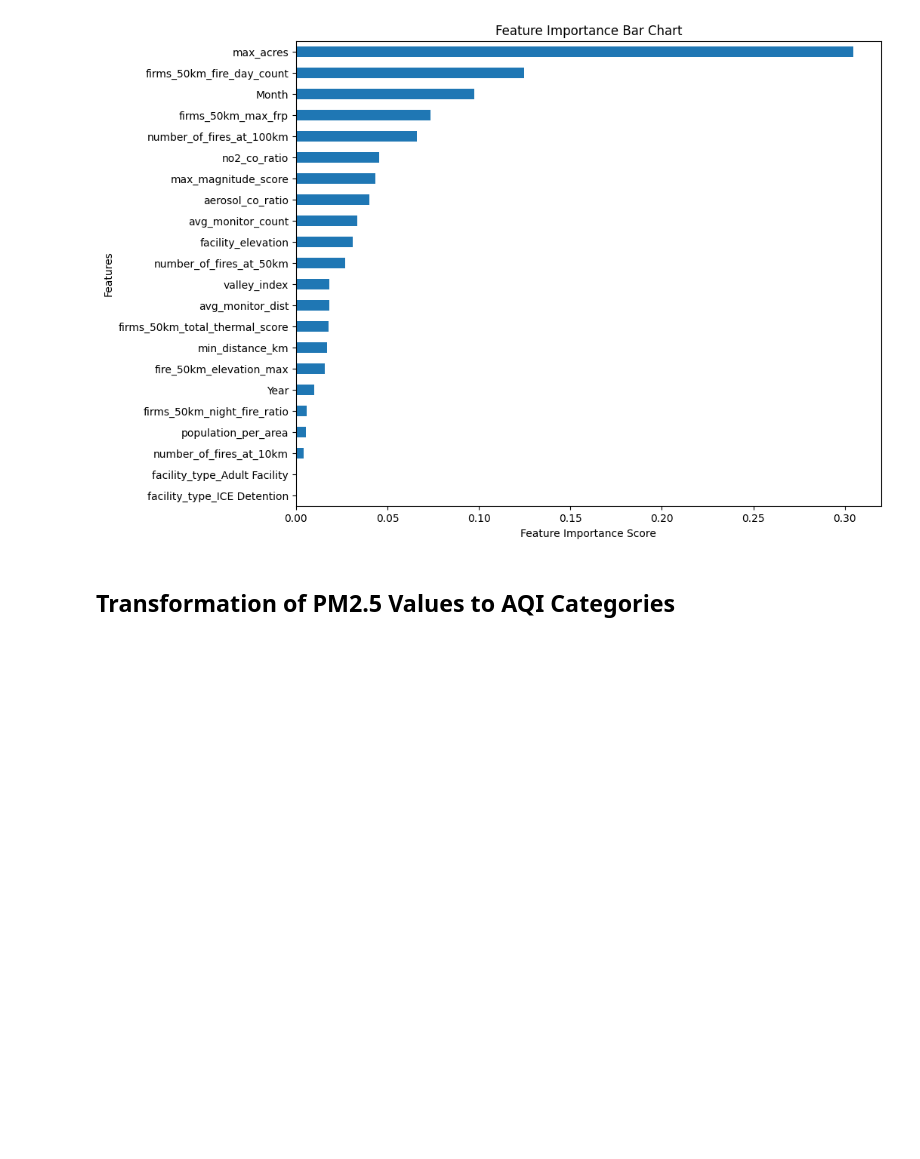
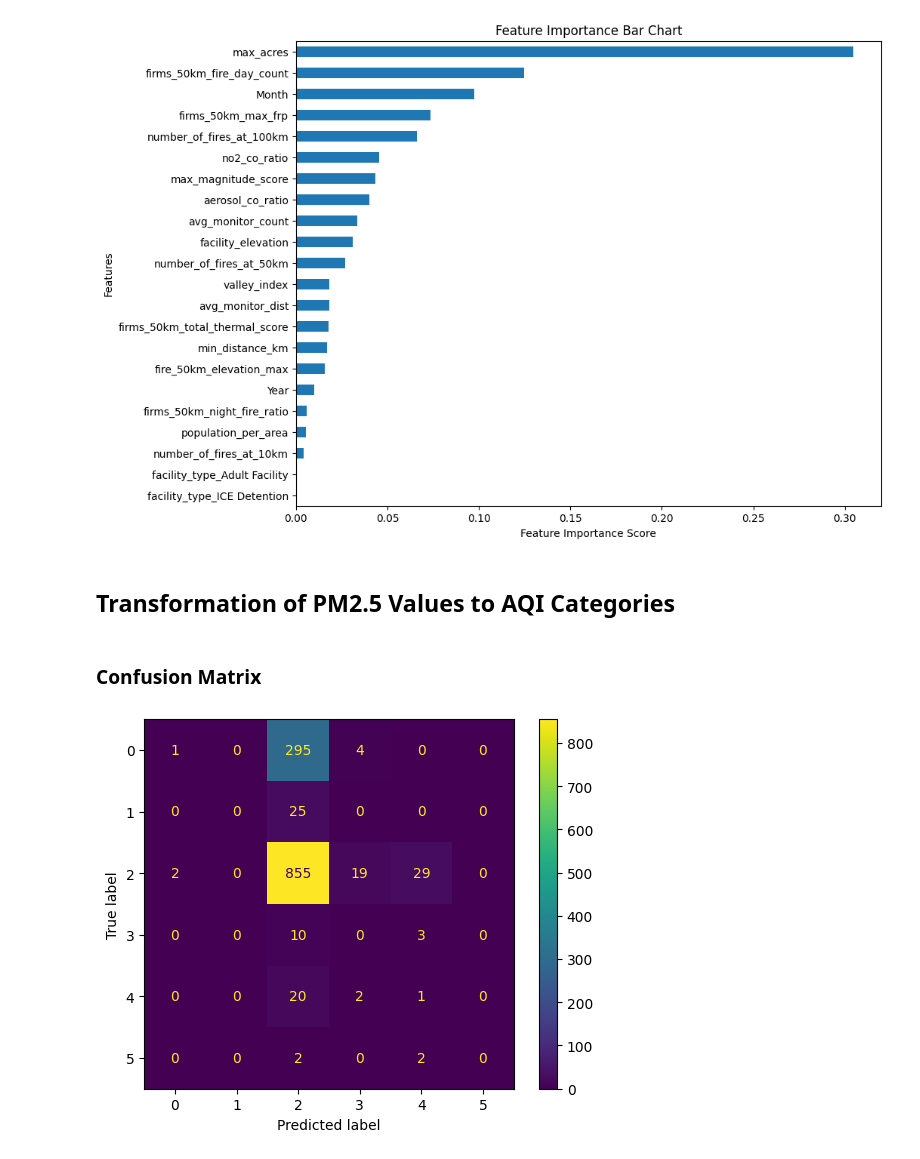
Before and after one commit to allisonsibrian/ca-wildfire-pollution-prison-project, a Jupyter notebook: finalizing_modeling.ipynb, the cells around one changed output. Cells and saved outputs as stored; diff of their text form; code cells hidden in the pictures; blank space fills up the shorter version.

Commit message:
adding 3 risk and aqi cattegory assessment confusion matrix

```diff
--- a/finalizing_modeling.ipynb
+++ b/finalizing_modeling.ipynb
@@ -128,7 +134,8 @@ plt.show()
 # %% [markdown]
 ## Transformation of PM2.5 Values to AQI Categories
 # %%
-# Copied from Feature Engineering Notebook - where AQI was dropped due to correlation matrix values
+# Copied from Feature Engineering Notebook - where AQI was dropped due to high correlation values from heatmap
+
 # Calculating AQI from the EPA standard conversion
 # Ip = Ihi - Ilo
 #     ------------  * (Cp - BPlo) + Ilo
@@ -145,7 +152,7 @@ def pm_to_AQI(pm_conc):
         if 0.0 <= value <= 9.0:
             return 9.0, 0.0, 50, 0
         elif 9.1 <= value <= 35.4:
-            return 9.1, 35.4, 100, 51
+            return 35.4, 9.1, 100, 51
         elif 35.5 <= value <= 55.4:
             return 55.4, 35.4, 150, 101
         elif 55.5 <= value <= 125.4:
@@ -161,4 +168,17 @@ def pm_to_AQI(pm_conc):
     bphi, bplo, ihi, ilo = breakpoint_range(truncated_pm_conc)
 
     index_pollutant = ((ihi - ilo) / (bphi - bplo)) * (truncated_pm_conc - bplo) + ilo
-    return int(np.round(index_pollutant))
+    rounded_index_pollutant = int(np.round(index_pollutant))
+
+    if 0.0 <= rounded_index_pollutant <= 50.0:
+        return 'Good'
+    elif 51.0 <= rounded_index_pollutant <= 100.0:
+        return 'Moderate'
+    elif 101.0 <= rounded_index_pollutant <= 150.0:
+        return 'Unhealthy for Sensitive Groups'
+    elif 151.0 <= rounded_index_pollutant <= 200.0:
+        return 'Unhealthy'
+    elif 201.0 <= rounded_index_pollutant <= 300.0:
+        return 'Very Unhealthy'
+    else:
+        return 'Hazardous'
@@ -164,0 +194,16 @@ def pm_to_AQI(pm_conc):
+# %%
+# AQI Categories on y test and predicted
+y_test_aqi = y_test.apply(pm_to_AQI)
+y_predicted_aqi = pd.Series(map(pm_to_AQI, y_predicted))
+
+# 3 Risk Category on y test and predicted
+y_test_risk = y_test.apply(pm_to_risk)
+y_predicted_risk = pd.Series(map(pm_to_risk, y_predicted))
+# %% [markdown]
+### Confusion Matrix
+# %%
+# Confusion Matrix on 6 AQI Categories
+cm = confusion_matrix(y_test_aqi, y_predicted_aqi)
+cm_display = ConfusionMatrixDisplay(cm).plot()
+# %% [output]
+[figure, added]
```
Also changed, not shown: parts of 9 cells of this notebook.
